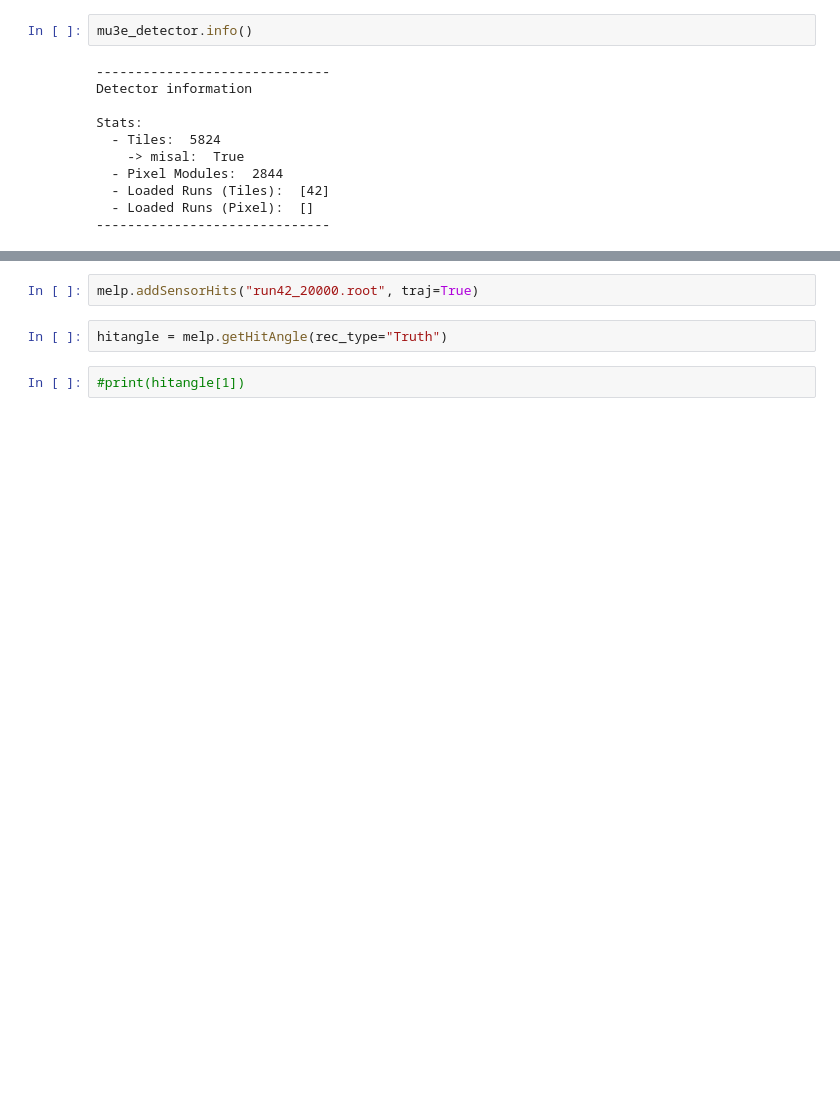
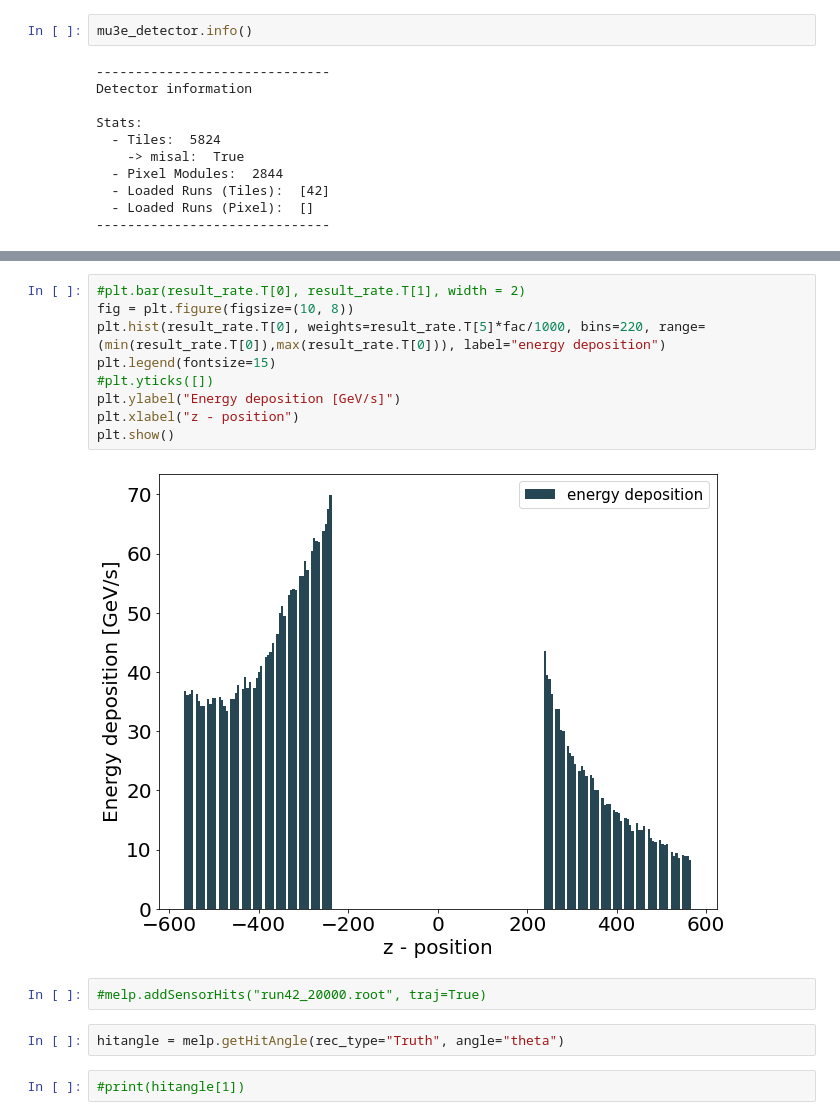
Before and after one commit to maximilianKoeper/melp, a Jupyter notebook: jupyter-notbooks/example_melp_v2.ipynb, the cells around one changed output, grey strips where cells are left out. Saved outputs shown, nothing was run; the diff lists cells and outputs as text; blank space fills up the shorter version.

```diff
--- a/jupyter-notbooks/example_melp_v2.ipynb
+++ b/jupyter-notbooks/example_melp_v2.ipynb
@@ -77,7 +143,18 @@ _ = melp.getHitRate()
+# %%
+#plt.bar(result_rate.T[0], result_rate.T[1], width = 2)
+fig = plt.figure(figsize=(10, 8))
+plt.hist(result_rate.T[0], weights=result_rate.T[5]*fac/1000, bins=220, range=(min(result_rate.T[0]),max(result_rate.T[0])), label="energy deposition")
+plt.legend(fontsize=15)
+#plt.yticks([])
+plt.ylabel("Energy deposition [GeV/s]")
+plt.xlabel("z - position")
+plt.show()
+# %% [output]
+[figure, added]
 # %%
-melp.addSensorHits("run42_20000.root", traj=True)
+#melp.addSensorHits("run42_20000.root", traj=True)
 # %%
-hitangle = melp.getHitAngle(rec_type="Truth")
+hitangle = melp.getHitAngle(rec_type="Truth", angle="theta")
 # %%
 #print(hitangle[1])
 # %%
```
Also changed, not shown: parts of 16 cells of this notebook.
